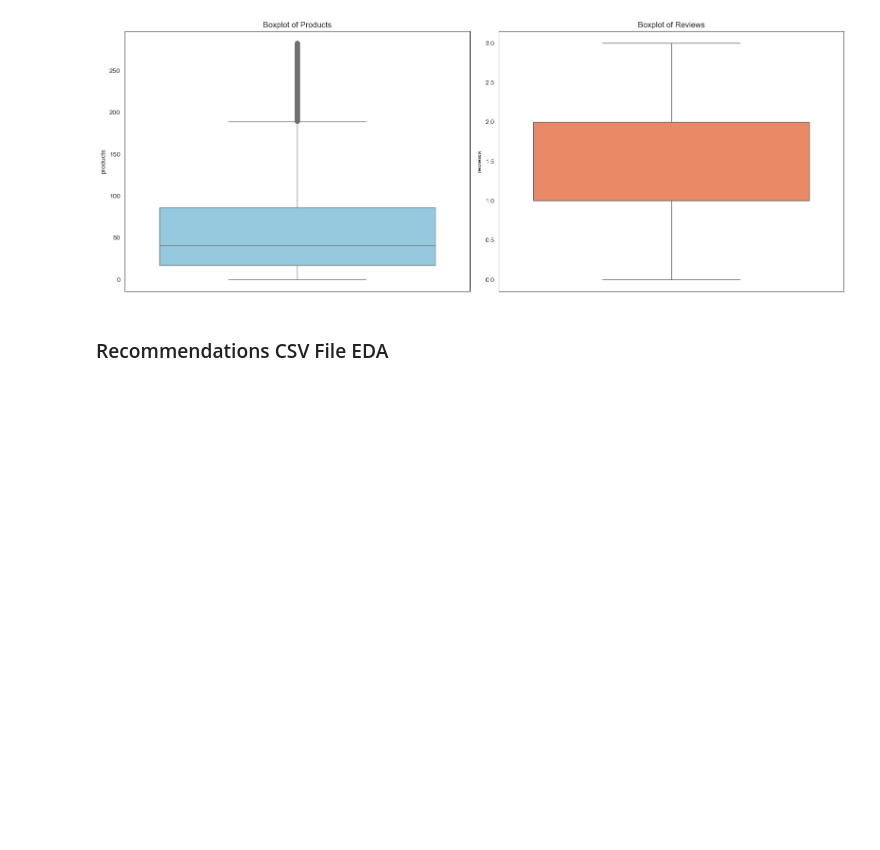
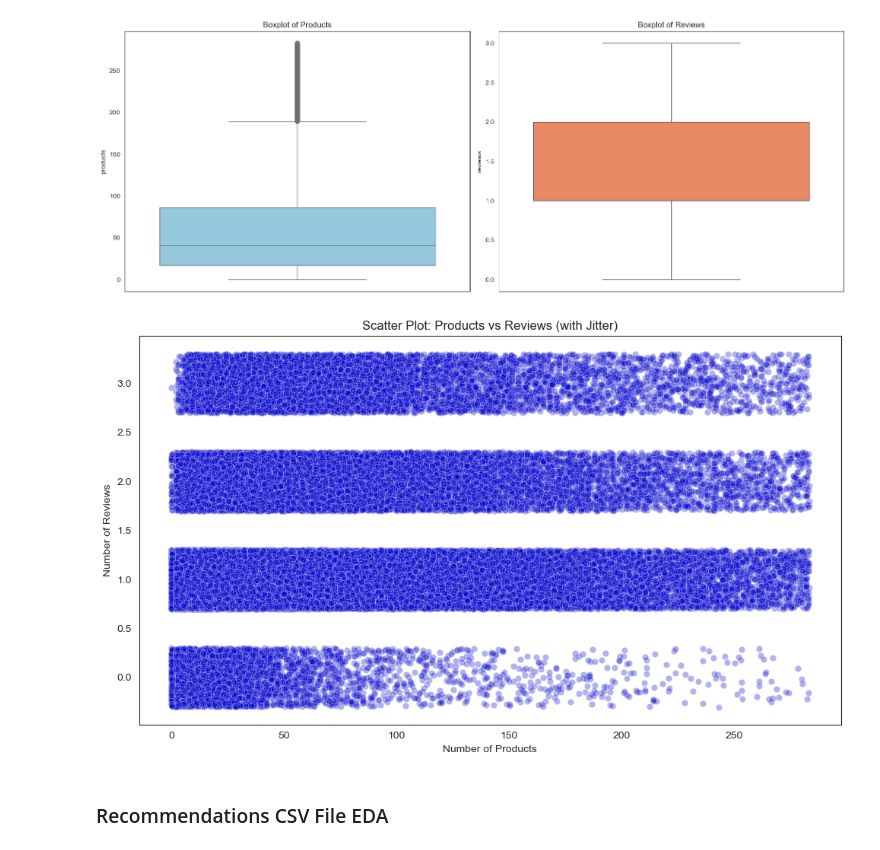
Before and after one commit to xiaojun1402/Recsys_Steam_Games, a Jupyter notebook: eda.ipynb, the cells around one changed output. Saved outputs shown, nothing was run; the diff lists cells and outputs as text; code cells hidden in the pictures; blank space fills up the shorter version.

```diff
--- a/eda.ipynb
+++ b/eda.ipynb
@@ -388,6 +394,31 @@ plt.tight_layout()
 plt.show()
 # %% [output]
 [figure]
+# %%
+# Using a subset to speed up plotting
+sample_cleaned_df = cleaned_users_df.sample(n=100000, random_state=42)
+
+# Add jitter to both variables
+sample_cleaned_df['products_jittered'] = sample_cleaned_df['products'] + np.random.uniform(-0.3, 0.3, size=len(sample_cleaned_df))
+sample_cleaned_df['reviews_jittered'] = sample_cleaned_df['reviews'] + np.random.uniform(-0.3, 0.3, size=len(sample_cleaned_df))
+
+# Plot
+plt.figure(figsize=(10, 6))
+sns.scatterplot(
+    data=sample_cleaned_df,
+    x='products_jittered',
+    y='reviews_jittered',
+    alpha=0.3,
+    color='mediumblue'
+)
+plt.title("Scatter Plot: Products vs Reviews (with Jitter)")
+plt.xlabel("Number of Products")
+plt.ylabel("Number of Reviews")
+plt.grid(False)
+plt.tight_layout()
+plt.show()
+# %% [output]
+[figure, added]
 # %% [markdown]
 ### Recommendations CSV File EDA
 # %%
```
Also changed, not shown: parts of 1 cell of this notebook, 1 other file.
